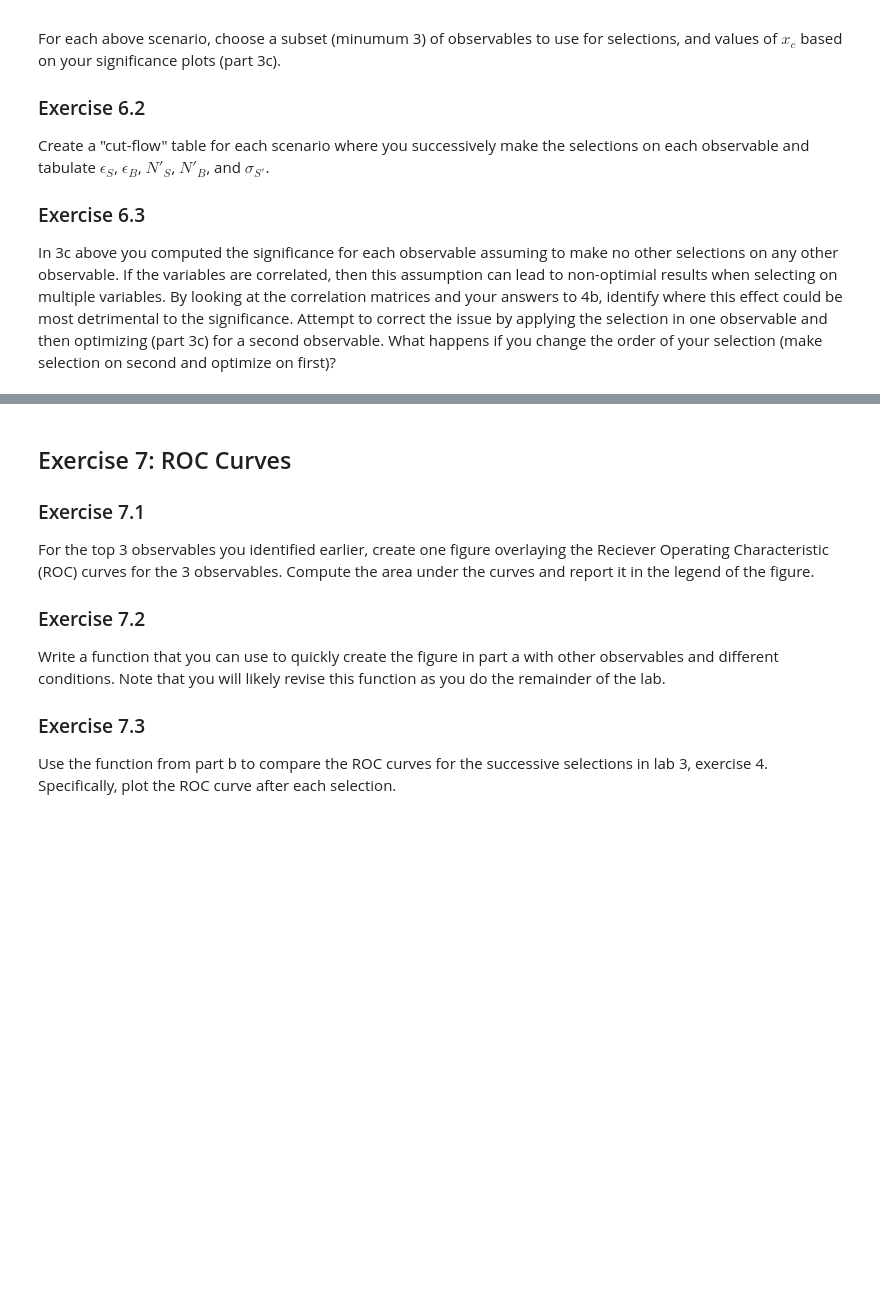
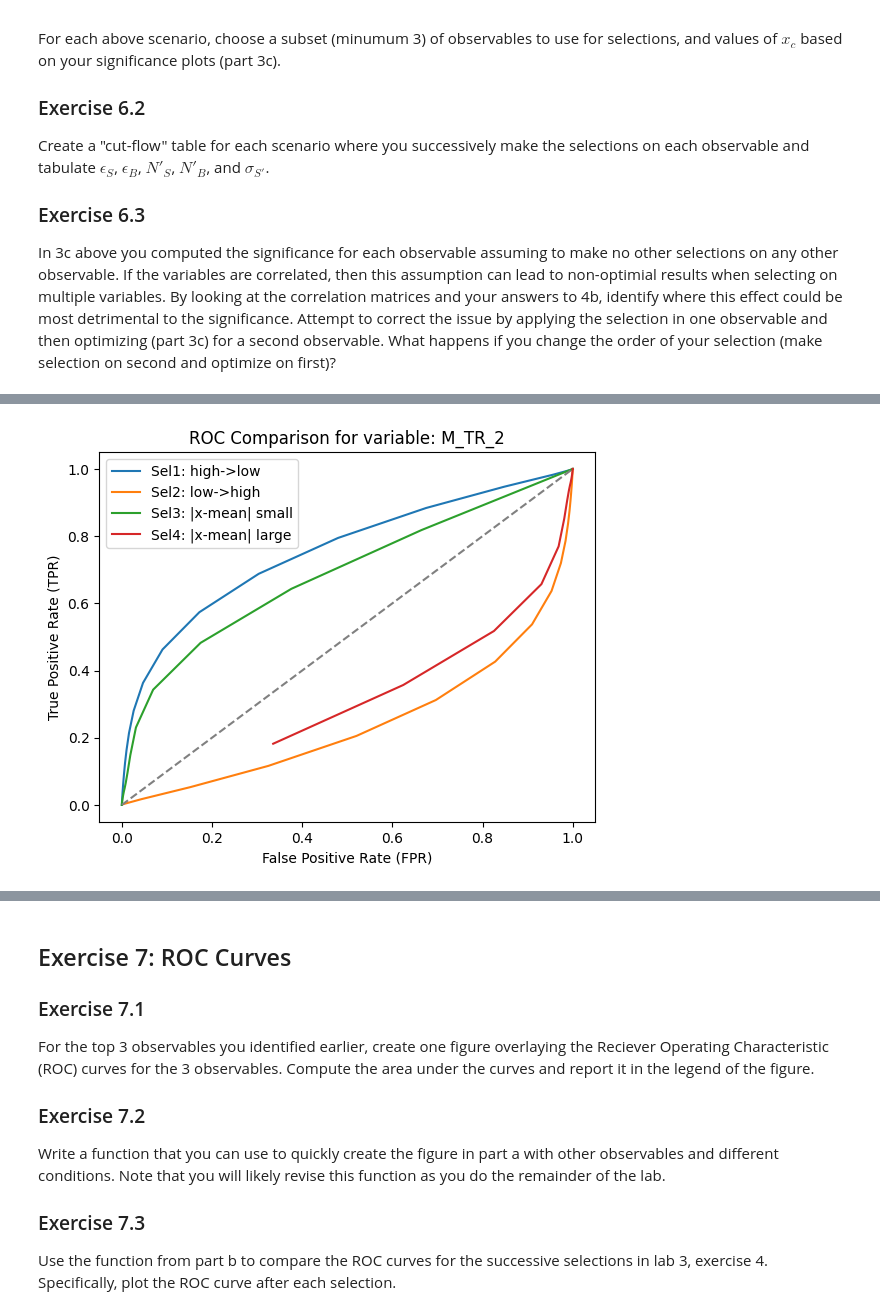
Before and after one commit to datastats01/DATA3402.Spring.2026, a Jupyter notebook: Labs/Lab.7/Lab.7.solution.ipynb, the cells around one changed output, grey strips where cells are left out. Cells and saved outputs as stored; diff of their text form; code cells hidden in the pictures; blank space fills up the shorter version.

```diff
--- a/Labs/Lab.7/Lab.7.solution.ipynb
+++ b/Labs/Lab.7/Lab.7.solution.ipynb
@@ -581,3 +763,99 @@ Create a "cut-flow" table for each scenario where you successively make the sele
 
 ### Exercise 6.3
 In 3c above you computed the significance for each observable assuming to make no other selections on any other observable. If the variables are correlated, then this assumption can lead to non-optimial results when selecting on multiple variables. By looking at the correlation matrices and your answers to 4b, identify where this effect could be most detrimental to the significance. Attempt to correct the issue by applying the selection in one observable and then optimizing (part 3c) for a second observable. What happens if you change the order of your selection (make selection on second and optimize on first)?
+# %%
+# Exercise 6: ROC / AUC for multiple variables (All Selections)
+# -------------------------------------------------------------
+import numpy as np
+import matplotlib.pyplot as plt
+
+# 6.0: Variables we want to analyze
+# -----------------------------
+variables = ["M_TR_2", "R", "M_R"]  # Example SUSY variables
+
+
+# 6.1: Functions for selections
+# -----------------------------
+# Selection 1: high -> low
+def compute_rate_high_to_low(data, bins=100):
+    hist, bin_edges = np.histogram(data, bins=bins, density=True)
+    rate = np.cumsum(hist[::-1])[::-1] * (bin_edges[1]-bin_edges[0])
+    return rate, bin_edges
+
+# Selection 2: low -> high
+def compute_rate_low_to_high(data, bins=100):
+    hist, bin_edges = np.histogram(data, bins=bins, density=True)
+    rate = np.cumsum(hist) * (bin_edges[1]-bin_edges[0])
+    return rate, bin_edges
+
+# Selection 3: values close to mean (|x - mean| small)
+def compute_rate_close_to_mean(data, bins=100):
+    mean_val = np.mean(data)
+    abs_diff = np.abs(data - mean_val)
+    hist, bin_edges = np.histogram(abs_diff, bins=bins, density=True)
+    rate = np.cumsum(hist[::-1])[::-1] * (bin_edges[1]-bin_edges[0])
+    return rate, bin_edges
+
+# Selection 4: values far from mean (|x - mean| large)
+def compute_rate_far_from_mean(data, bins=100):
+    mean_val = np.mean(data)
+    abs_diff = np.abs(data - mean_val)
+    hist, bin_edges = np.histogram(abs_diff, bins=bins, density=True)
+    rate = np.cumsum(hist) * (bin_edges[1]-bin_edges[0])
+    return rate, bin_edges
+
+
+# 6.2: Function to compute AUC (trapezoid rule)
+# ---------------------------------------------
+def compute_AUC(TPR, FPR):
+    n = len(FPR)
+    auc = 0.0
+    for i in range(n-1):
+        width = FPR[i] - FPR[i+1]                # horizontal difference
+        height = (TPR[i] + TPR[i+1]) / 2.0      # average vertical height
+        auc += width * height
+    return auc
+
+
+# 6.3: Loop over variables and selections
+# ----------------------------------------
+for var in variables:
+    print("\nVariable:", var)
+
+    # Selection 1
+    TPR1, bins1 = compute_rate_high_to_low(df_sig[var].values)
+    FPR1, bins1 = compute_rate_high_to_low(df_bkg[var].values, bins=bins1)
+    auc1 = compute_AUC(TPR1, FPR1)
+    print("AUC Sel1 (high->low):", auc1)
+
+    # Selection 2
+    TPR2, bins2 = compute_rate_low_to_high(df_sig[var].values)
+    FPR2, bins2 = compute_rate_low_to_high(df_bkg[var].values, bins=bins2)
+    auc2 = compute_AUC(TPR2, FPR2)
+    print("AUC Sel2 (low->high):", auc2)
+
+    # Selection 3
+    TPR3, bins3 = compute_rate_close_to_mean(df_sig[var].values)
+    FPR3, bins3 = compute_rate_close_to_mean(df_bkg[var].values, bins=bins3)
+    auc3 = compute_AUC(TPR3, FPR3)
+    print("AUC Sel3 (|x-mean| small):", auc3)
+
+    # Selection 4
+    TPR4, bins4 = compute_rate_far_from_mean(df_sig[var].values)
+    FPR4, bins4 = compute_rate_far_from_mean(df_bkg[var].values, bins=bins4)
+    auc4 = compute_AUC(TPR4, FPR4)
+    print("AUC Sel4 (|x-mean| large):", auc4)
+
+    # Plot all 4 ROC curves together
+    plt.plot(FPR1, TPR1, label="Sel1: high->low")
+    plt.plot(FPR2, TPR2, label="Sel2: low->high")
+    plt.plot(FPR3, TPR3, label="Sel3: |x-mean| small")
+    plt.plot(FPR4, TPR4, label="Sel4: |x-mean| large")
+    plt.plot([0,1],[0,1], linestyle='--', color='gray')  # random classifier
+
+    plt.xlabel("False Positive Rate (FPR)")
+    plt.ylabel("True Positive Rate (TPR)")
+    plt.title("ROC Comparison for variable: " + var)
+    plt.legend()
+    plt.show()
+# %% [output]
@@ -583,0 +867 @@ In 3c above you computed the significance for each observable assuming to make n
+[figure, added]
```
Also changed, not shown: parts of 9 cells of this notebook.
